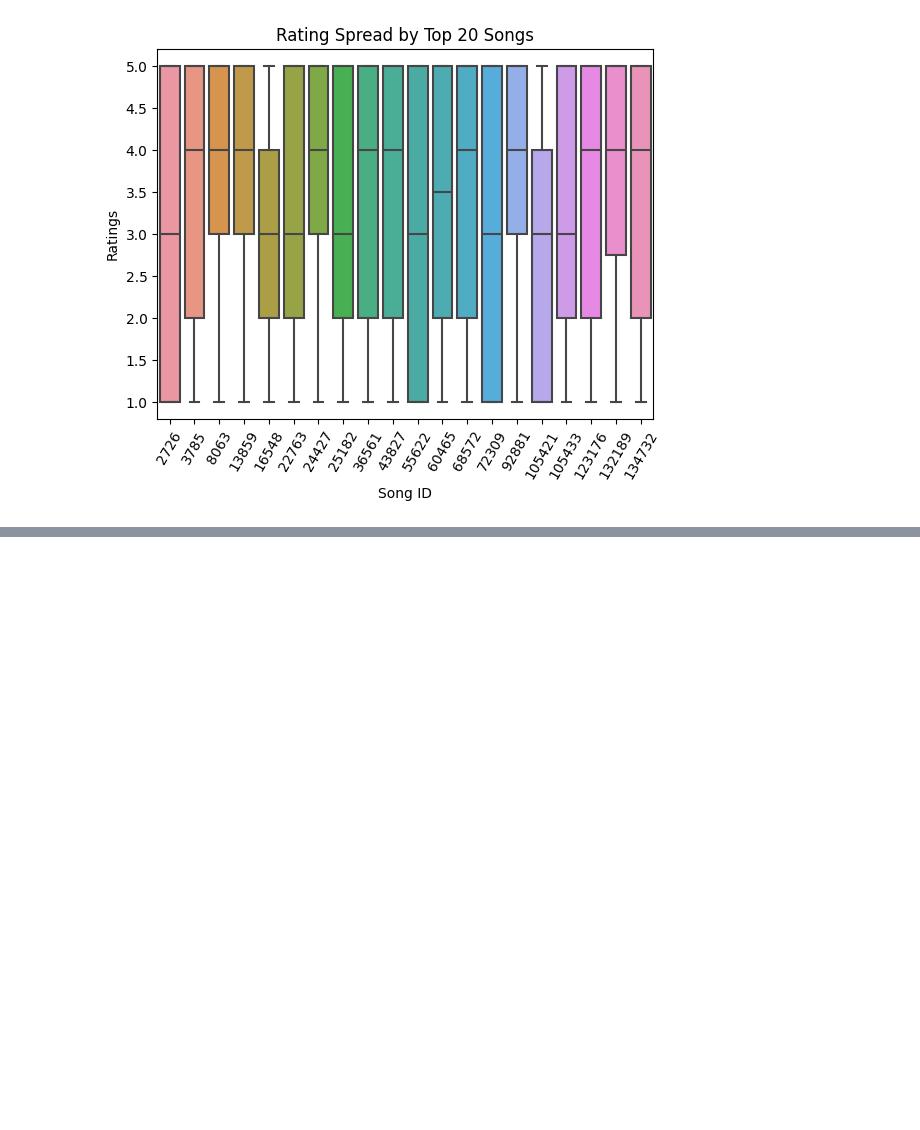
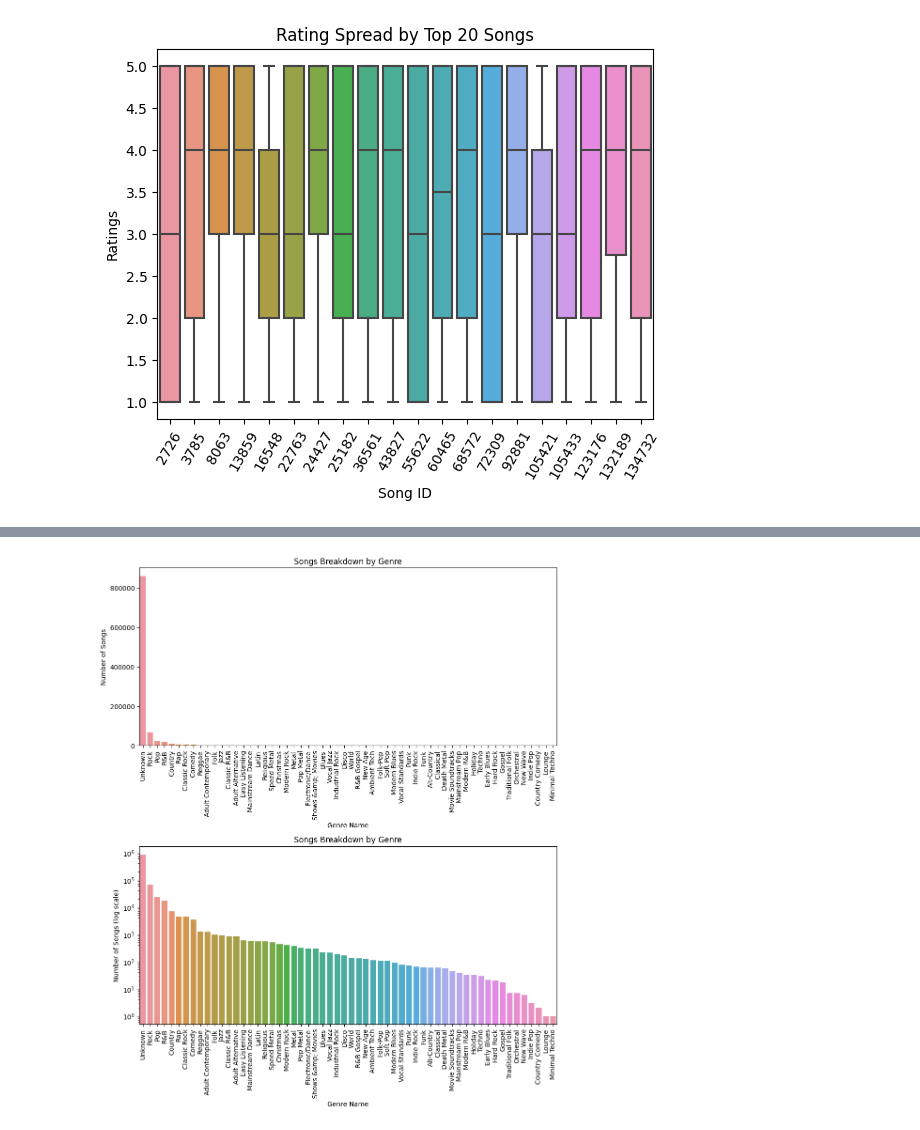
Before and after one commit to BlakeCrowther/scalable-music-recommender, a Jupyter notebook: EDA/Thanya_Jennifer_EDA.ipynb, the cells around one changed output, grey strips where cells are left out. Drawn from its saved outputs; the diff is of its cells as text; code cells hidden in the pictures; blank space fills up the shorter version.

Commit message:
more visuals for eda

```diff
--- a/EDA/Thanya_Jennifer_EDA.ipynb
+++ b/EDA/Thanya_Jennifer_EDA.ipynb
@@ -465,3 +466,8 @@ plt.xticks(rotation=60)
 plt.show()
 # %% [output]
 [figure]
+# %%
+genre_song_count = df.groupBy('genre_name').agg(f.count('song_id').alias('genre_song_count'))
+genre_song_count = genre_song_count.orderBy('genre_song_count', ascending=False)
+#print(genre_song_count.count())
+genre_song_count.show()
@@ -467,0 +492,22 @@ plt.show()
+# %%
+# song in genre breakdown
+
+genre_song_count_pdf = genre_song_count.toPandas()
+fig, axes = plt.subplots(2, 1, figsize=(10, 12))
+
+sns.barplot(data=genre_song_count_pdf, x='genre_name', y='genre_song_count', ax=axes[0])
+axes[0].set_title('Songs Breakdown by Genre')
+axes[0].set_xlabel('Genre Name')
+axes[0].set_ylabel('Number of Songs')
+axes[0].tick_params(axis='x', rotation=90)
+
+sns.barplot(data=genre_song_count_pdf, x='genre_name', y='genre_song_count', ax=axes[1])
+axes[1].set_title('Songs Breakdown by Genre')
+axes[1].set_xlabel('Genre Name')
+axes[1].set_ylabel('Number of Songs (log scale)')
+axes[1].set_yscale('log')
+axes[1].tick_params(axis='x', rotation=90)
+plt.tight_layout()
+plt.show()
+# %% [output]
+[figure, added]
```
Also changed, not shown: parts of 4 cells of this notebook.
